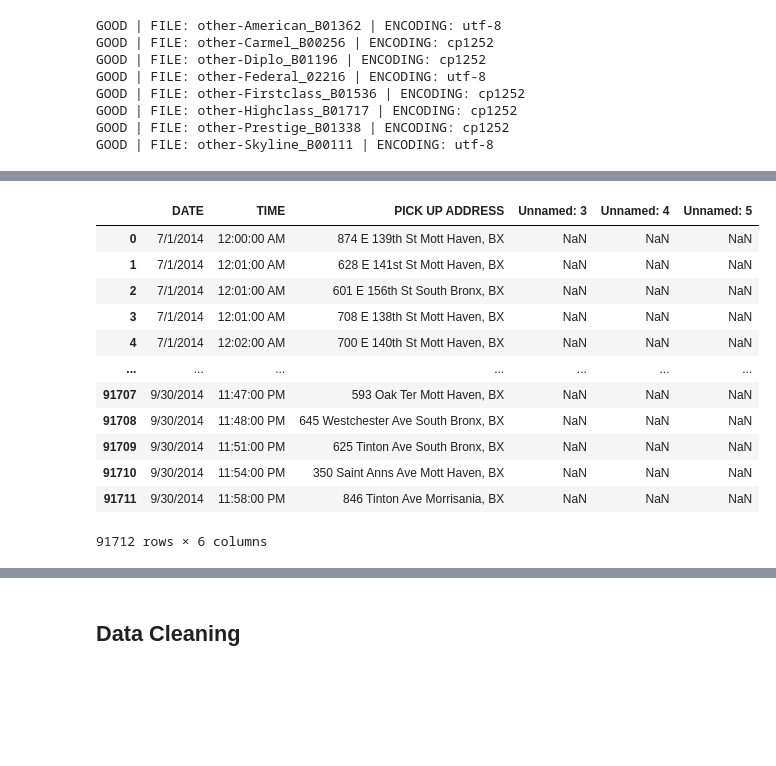
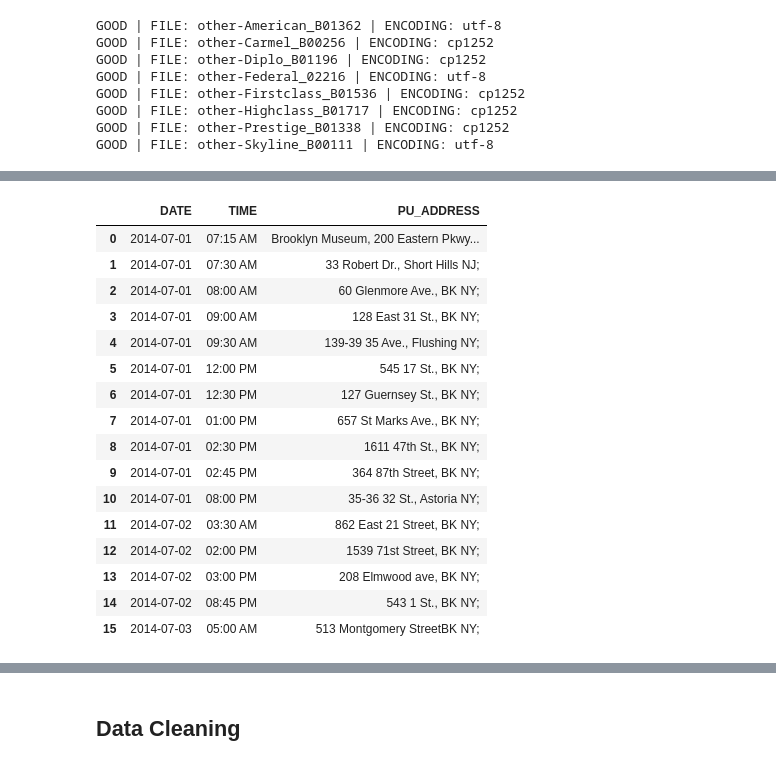
Before and after one commit to P219-C/G5_project-1_UWADA, a Jupyter notebook: Our first notebook.ipynb, the cells around one changed output, grey strips where cells are left out. Cells and saved outputs as stored; diff of their text form; code cells hidden in the pictures; blank space fills up the shorter version.

```diff
--- a/Our first notebook.ipynb
+++ b/Our first notebook.ipynb
@@ -146,3 +114,30 @@ GOOD | FILE: other-Firstclass_B01536 | ENCODING: cp1252
 GOOD | FILE: other-Highclass_B01717 | ENCODING: cp1252
 GOOD | FILE: other-Prestige_B01338 | ENCODING: cp1252
 GOOD | FILE: other-Skyline_B00111 | ENCODING: utf-8
+# %%
+print("Columns before cleaning\n")
+for key in uber_dict:
+    for index, column in enumerate(uber_dict[key]):
+        print(key, index, column)
+
+column_date = "DATE"
+column_time = "TIME"
+column_pickup = "PU_ADDRESS"
+
+
+for key in uber_dict:
+    for index, column in enumerate(uber_dict[key]):
+        if index == 0:
+            uber_dict[key] = uber_dict[key].rename(columns = {column: column_date})
+        elif index == 1:
+            uber_dict[key] = uber_dict[key].rename(columns = {column: column_time})
+        elif index == 2:
+            uber_dict[key] = uber_dict[key].rename(columns = {column: column_pickup})
+
+    uber_dict[key] = uber_dict[key][[column_date, column_time, column_pickup]]
+    uber_dict[key][column_date] = pd.to_datetime(uber_dict[key][column_date])
+
+print("\n\nColumns after cleaning\n")
+for key in uber_dict:
+    for index, column in enumerate(uber_dict[key]):
+        print(key, index, column)
@@ -172,19 +222,23 @@ for key in uber_dict:
 # %%
 # P: To display only one data frame
-uber_dict["American"]
+uber_dict["Federal"].head(16)
 # %% [output]
-|  | DATE | TIME | PICK UP ADDRESS | Unnamed: 3 | Unnamed: 4 | Unnamed: 5 |
-| 0 | 7/1/2014 | 12:00:00 AM | 874 E 139th St Mott Haven, BX | NaN | NaN | NaN |
-| 1 | 7/1/2014 | 12:01:00 AM | 628 E 141st St Mott Haven, BX | NaN | NaN | NaN |
-| 2 | 7/1/2014 | 12:01:00 AM | 601 E 156th St South Bronx, BX | NaN | NaN | NaN |
-| 3 | 7/1/2014 | 12:01:00 AM | 708 E 138th St Mott Haven, BX | NaN | NaN | NaN |
-| 4 | 7/1/2014 | 12:02:00 AM | 700 E 140th St Mott Haven, BX | NaN | NaN | NaN |
-| ... | ... | ... | ... | ... | ... | ... |
-| 91707 | 9/30/2014 | 11:47:00 PM | 593 Oak Ter Mott Haven, BX | NaN | NaN | NaN |
-| 91708 | 9/30/2014 | 11:48:00 PM | 645 Westchester Ave South Bronx, BX | NaN | NaN | NaN |
-| 91709 | 9/30/2014 | 11:51:00 PM | 625 Tinton Ave South Bronx, BX | NaN | NaN | NaN |
-| 91710 | 9/30/2014 | 11:54:00 PM | 350 Saint Anns Ave Mott Haven, BX | NaN | NaN | NaN |
-| 91711 | 9/30/2014 | 11:58:00 PM | 846 Tinton Ave Morrisania, BX | NaN | NaN | NaN |
+|  | DATE | TIME | PU_ADDRESS |
+| 0 | 2014-07-01 | 07:15 AM | Brooklyn Museum, 200 Eastern Pkwy... |
+| 1 | 2014-07-01 | 07:30 AM | 33 Robert Dr., Short Hills NJ; |
+| 2 | 2014-07-01 | 08:00 AM | 60 Glenmore Ave., BK NY; |
+| 3 | 2014-07-01 | 09:00 AM | 128 East 31 St., BK NY; |
+| 4 | 2014-07-01 | 09:30 AM | 139-39 35 Ave., Flushing NY; |
+| 5 | 2014-07-01 | 12:00 PM | 545 17 St., BK NY; |
+| 6 | 2014-07-01 | 12:30 PM | 127 Guernsey St., BK NY; |
+| 7 | 2014-07-01 | 01:00 PM | 657 St Marks Ave., BK NY; |
+| 8 | 2014-07-01 | 02:30 PM | 1611 47th St., BK NY; |
+| 9 | 2014-07-01 | 02:45 PM | 364 87th Street, BK NY; |
+| 10 | 2014-07-01 | 08:00 PM | 35-36 32 St., Astoria NY; |
+| 11 | 2014-07-02 | 03:30 AM | 862 East 21 Street, BK NY; |
+| 12 | 2014-07-02 | 02:00 PM | 1539 71st Street, BK NY; |
+| 13 | 2014-07-02 | 03:00 PM | 208 Elmwood ave, BK NY; |
+| 14 | 2014-07-02 | 08:45 PM | 543 1 St., BK NY; |
+| 15 | 2014-07-03 | 05:00 AM | 513 Montgomery StreetBK NY; |
-91712 rows × 6 columns
 # %%
 # P: Method to datetime format the column date
```
Also changed, not shown: parts of 12 cells of this notebook.
